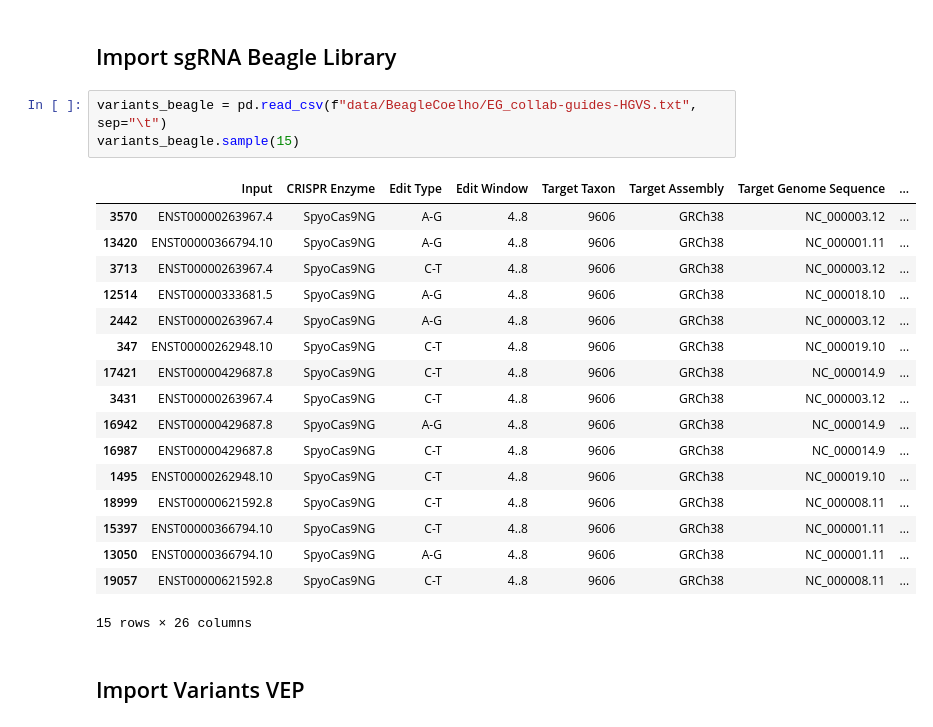
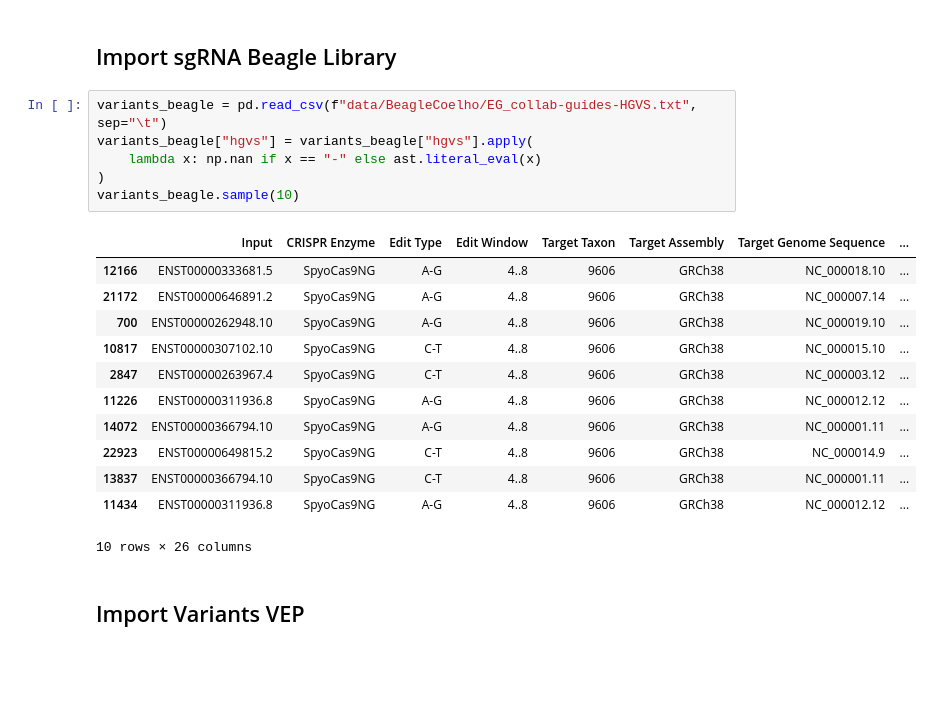
Before and after one commit to QuantitativeBiology/BECancerResistome, a Jupyter notebook: BECancerResistome/VEPexplorer.ipynb, the cells around one changed output. Saved outputs shown, nothing was run; the diff lists cells and outputs as text; blank space fills up the shorter version.

Commit message:
Merged dataframes

```diff
--- a/BECancerResistome/VEPexplorer.ipynb
+++ b/BECancerResistome/VEPexplorer.ipynb
@@ -42,25 +53,23 @@ be_coelho.sample(15)
 ## Import sgRNA Beagle Library
 # %%
 variants_beagle = pd.read_csv(f"data/BeagleCoelho/EG_collab-guides-HGVS.txt", sep="\t")
-variants_beagle.sample(15)
+variants_beagle["hgvs"] = variants_beagle["hgvs"].apply(
+    lambda x: np.nan if x == "-" else ast.literal_eval(x)
+)
+variants_beagle.sample(10)
 # %% [output]
 |  | Input | CRISPR Enzyme | Edit Type | Edit Window | Target Taxon | Target Assembly | Target Genome Sequence | ... |
-| 3570 | ENST00000263967.4 | SpyoCas9NG | A-G | 4..8 | 9606 | GRCh38 | NC_000003.12 | ... |
-| 13420 | ENST00000366794.10 | SpyoCas9NG | A-G | 4..8 | 9606 | GRCh38 | NC_000001.11 | ... |
-| 3713 | ENST00000263967.4 | SpyoCas9NG | C-T | 4..8 | 9606 | GRCh38 | NC_000003.12 | ... |
-| 12514 | ENST00000333681.5 | SpyoCas9NG | A-G | 4..8 | 9606 | GRCh38 | NC_000018.10 | ... |
-| 2442 | ENST00000263967.4 | SpyoCas9NG | A-G | 4..8 | 9606 | GRCh38 | NC_000003.12 | ... |
-| 347 | ENST00000262948.10 | SpyoCas9NG | C-T | 4..8 | 9606 | GRCh38 | NC_000019.10 | ... |
-| 17421 | ENST00000429687.8 | SpyoCas9NG | C-T | 4..8 | 9606 | GRCh38 | NC_000014.9 | ... |
-| 3431 | ENST00000263967.4 | SpyoCas9NG | C-T | 4..8 | 9606 | GRCh38 | NC_000003.12 | ... |
-| 16942 | ENST00000429687.8 | SpyoCas9NG | A-G | 4..8 | 9606 | GRCh38 | NC_000014.9 | ... |
-| 16987 | ENST00000429687.8 | SpyoCas9NG | C-T | 4..8 | 9606 | GRCh38 | NC_000014.9 | ... |
-| 1495 | ENST00000262948.10 | SpyoCas9NG | C-T | 4..8 | 9606 | GRCh38 | NC_000019.10 | ... |
-| 18999 | ENST00000621592.8 | SpyoCas9NG | C-T | 4..8 | 9606 | GRCh38 | NC_000008.11 | ... |
-| 15397 | ENST00000366794.10 | SpyoCas9NG | C-T | 4..8 | 9606 | GRCh38 | NC_000001.11 | ... |
-| 13050 | ENST00000366794.10 | SpyoCas9NG | A-G | 4..8 | 9606 | GRCh38 | NC_000001.11 | ... |
-| 19057 | ENST00000621592.8 | SpyoCas9NG | C-T | 4..8 | 9606 | GRCh38 | NC_000008.11 | ... |
+| 12166 | ENST00000333681.5 | SpyoCas9NG | A-G | 4..8 | 9606 | GRCh38 | NC_000018.10 | ... |
+| 21172 | ENST00000646891.2 | SpyoCas9NG | A-G | 4..8 | 9606 | GRCh38 | NC_000007.14 | ... |
+| 700 | ENST00000262948.10 | SpyoCas9NG | A-G | 4..8 | 9606 | GRCh38 | NC_000019.10 | ... |
+| 10817 | ENST00000307102.10 | SpyoCas9NG | C-T | 4..8 | 9606 | GRCh38 | NC_000015.10 | ... |
+| 2847 | ENST00000263967.4 | SpyoCas9NG | C-T | 4..8 | 9606 | GRCh38 | NC_000003.12 | ... |
+| 11226 | ENST00000311936.8 | SpyoCas9NG | A-G | 4..8 | 9606 | GRCh38 | NC_000012.12 | ... |
+| 14072 | ENST00000366794.10 | SpyoCas9NG | A-G | 4..8 | 9606 | GRCh38 | NC_000001.11 | ... |
+| 22923 | ENST00000649815.2 | SpyoCas9NG | C-T | 4..8 | 9606 | GRCh38 | NC_000014.9 | ... |
+| 13837 | ENST00000366794.10 | SpyoCas9NG | C-T | 4..8 | 9606 | GRCh38 | NC_000001.11 | ... |
+| 11434 | ENST00000311936.8 | SpyoCas9NG | A-G | 4..8 | 9606 | GRCh38 | NC_000012.12 | ... |
-15 rows × 26 columns
+10 rows × 26 columns
 # %% [markdown]
 ## Import Variants VEP
 # %%
```
Also changed, not shown: parts of 12 cells of this notebook.
